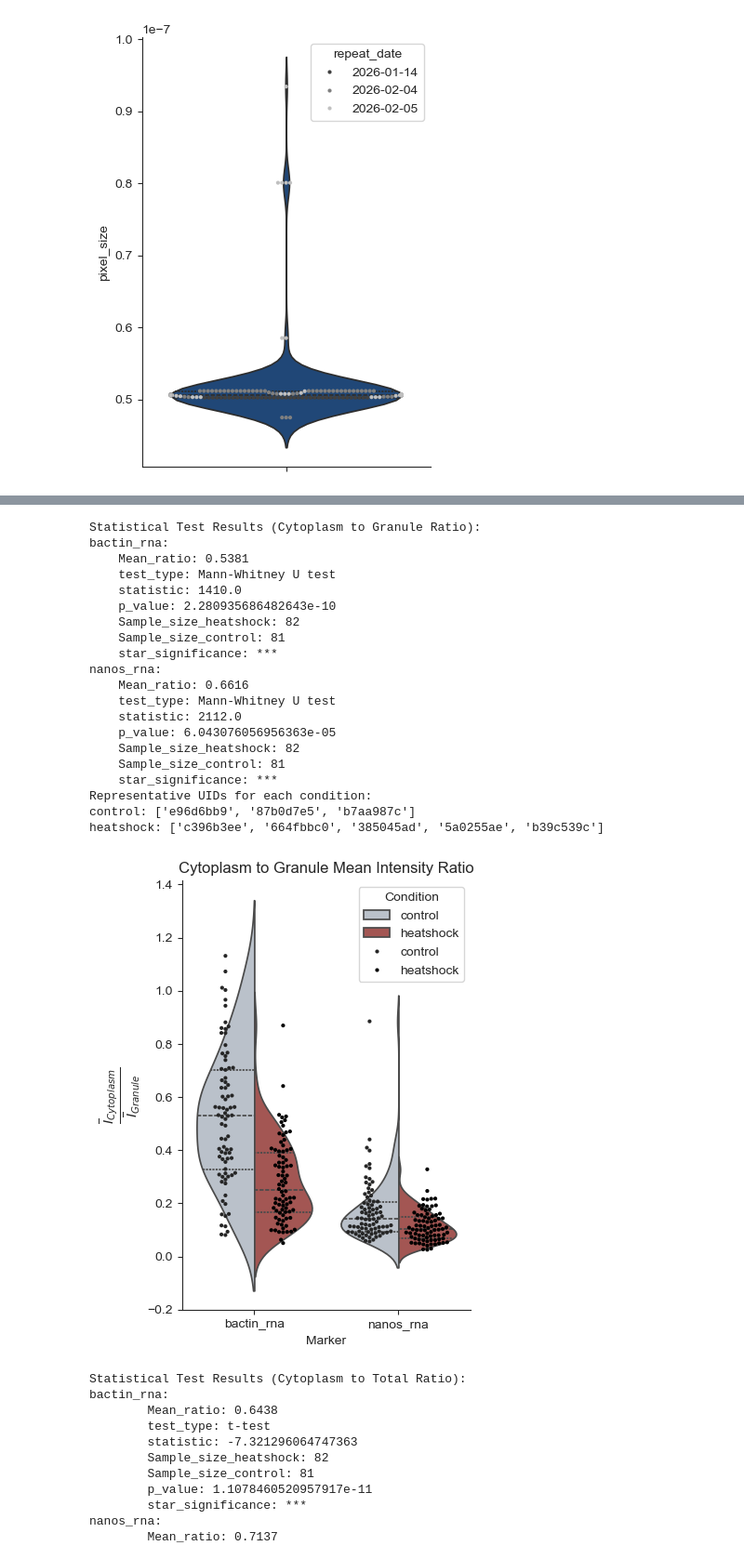
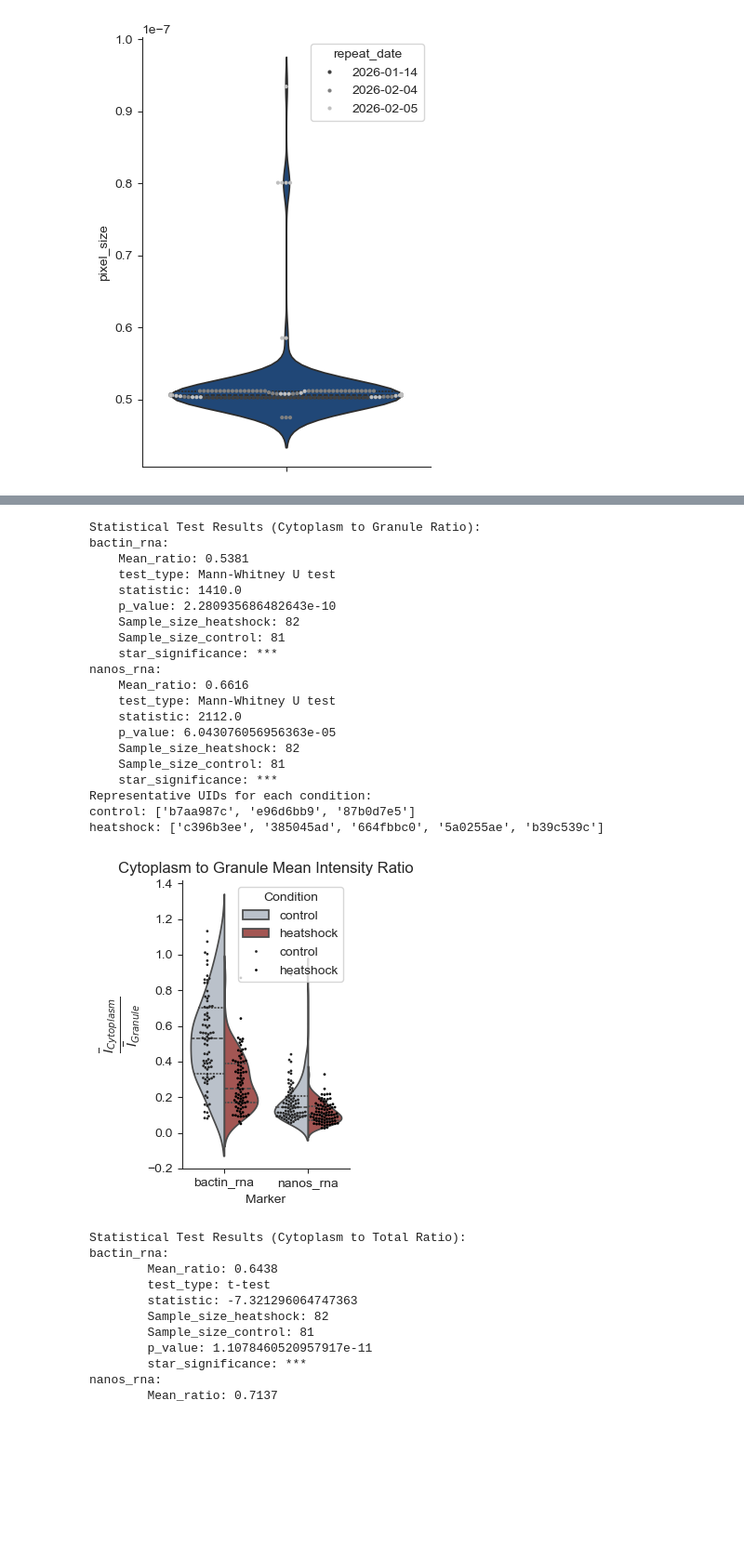
Before and after one commit to wegner-ophaus-et-al/paper, a Jupyter notebook: figures/figure4/heatshock-mRNA/process_20260317_all_repeats.ipynb, the cells around one changed output, grey strips where cells are left out. Shown at 93% size. Drawn from its saved outputs; the diff is of its cells as text; code cells hidden in the pictures; blank space fills up the shorter version.

```diff
--- a/figures/figure4/heatshock-mRNA/process_20260317_all_repeats.ipynb
+++ b/figures/figure4/heatshock-mRNA/process_20260317_all_repeats.ipynb
@@ -176,7 +200,7 @@ df_mean_int.head(5)
 | 5 | 013a5f6f | control | 14 | False | nanos_rna | 2152.170133 | 1059.018586 | 9934.377660 | 2837.436039 | ... |
 | 6 | 018c2435 | control | 2 | False | bactin_rna | 2700.236085 | 2153.655532 | 6884.986767 | 2746.888520 | ... |
 # %%
-fig_mean_cyto_gran, ax_mean_cyto_gran = plt.subplots(figsize=(4, 6))
+fig_mean_cyto_gran, ax_mean_cyto_gran = plt.subplots(figsize=(3, 4))
 sns.violinplot(data=df_mean_int,
                x="marker_name",
                y="cytoplasm_to_granule_ratio",
@@ -189,12 +213,13 @@ sns.swarmplot(data=df_mean_int,
               y="cytoplasm_to_granule_ratio",
               hue="condition",
               ax=ax_mean_cyto_gran,
-              dodge=True, size=3, palette='dark:k')
+              dodge=True, size=2, palette='dark:k')
 sns.despine()
 ax_mean_cyto_gran.set_title("Cytoplasm to Granule Mean Intensity Ratio")
 ax_mean_cyto_gran.set_ylabel(r"$\frac{\overline{I}_{Cytoplasm}}{\overline{I}_{Granule}}$", fontsize=15)
 ax_mean_cyto_gran.set_xlabel("Marker")
 ax_mean_cyto_gran.legend(title="Condition")
+plt.tight_layout()
 
 plt.savefig(root.parent / "cytoplasm_to_granule_ratio_violinplot.pdf", bbox_inches='tight')
 
@@ -233,36 +258,36 @@ for condition in df_mean_int['condition'].unique():
         marker_max = np.percentile(marker_df['cytoplasm_to_granule_ratio'], rep_max)
         representative_df = marker_df[(marker_df['cytoplasm_to_granule_ratio'] >= marker_min) & (marker_df['cytoplasm_to_granule_ratio'] <= marker_max)]
         if condition_representatives is None:
             condition_representatives = representative_df['uid'].tolist()
         else:
             # Take the intersection of representative samples across markers
             condition_representatives = list(set(condition_representatives) & set(representative_df['uid'].tolist()))
     representative_uids[condition] = condition_representatives
 print("Representative UIDs for each condition:")
 for condition, uids in representative_uids.items():
     print(f"{condition}: {uids}")
 # %% [output]
 Statistical Test Results (Cytoplasm to Granule Ratio):
 bactin_rna:
     Mean_ratio: 0.5381
     test_type: Mann-Whitney U test
     statistic: 1410.0
     p_value: 2.280935686482643e-10
     Sample_size_heatshock: 82
     Sample_size_control: 81
     star_significance: ***
 nanos_rna:
     Mean_ratio: 0.6616
     test_type: Mann-Whitney U test
     statistic: 2112.0
     p_value: 6.043076056956363e-05
     Sample_size_heatshock: 82
     Sample_size_control: 81
     star_significance: ***
 Representative UIDs for each condition:
-control: ['e96d6bb9', '87b0d7e5', 'b7aa987c']
-heatshock: ['c396b3ee', '664fbbc0', '385045ad', '5a0255ae', 'b39c539c']
+control: ['b7aa987c', 'e96d6bb9', '87b0d7e5']
+heatshock: ['c396b3ee', '385045ad', '664fbbc0', '5a0255ae', 'b39c539c']
-[figure, old version]
+[figure, new version]
 # %%
 fig_mean_cyto_total, ax_mean_cyto_total = plt.subplots(figsize=(4, 6))
 sns.violinplot(data=df_mean_int,
```
Also changed, not shown: parts of 1 cell of this notebook, 2 other files.
